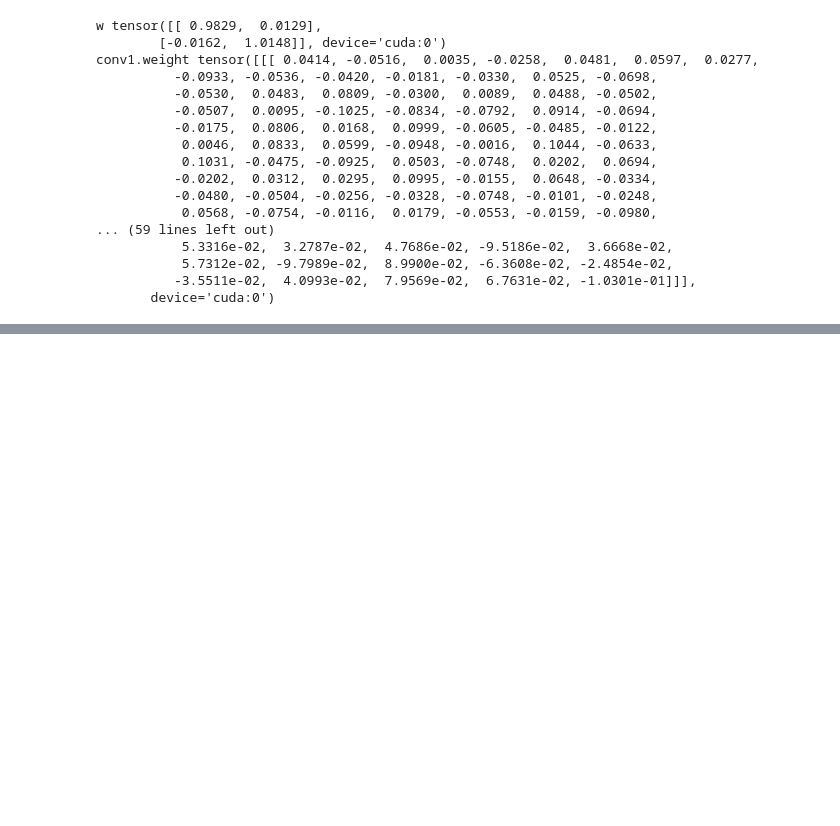
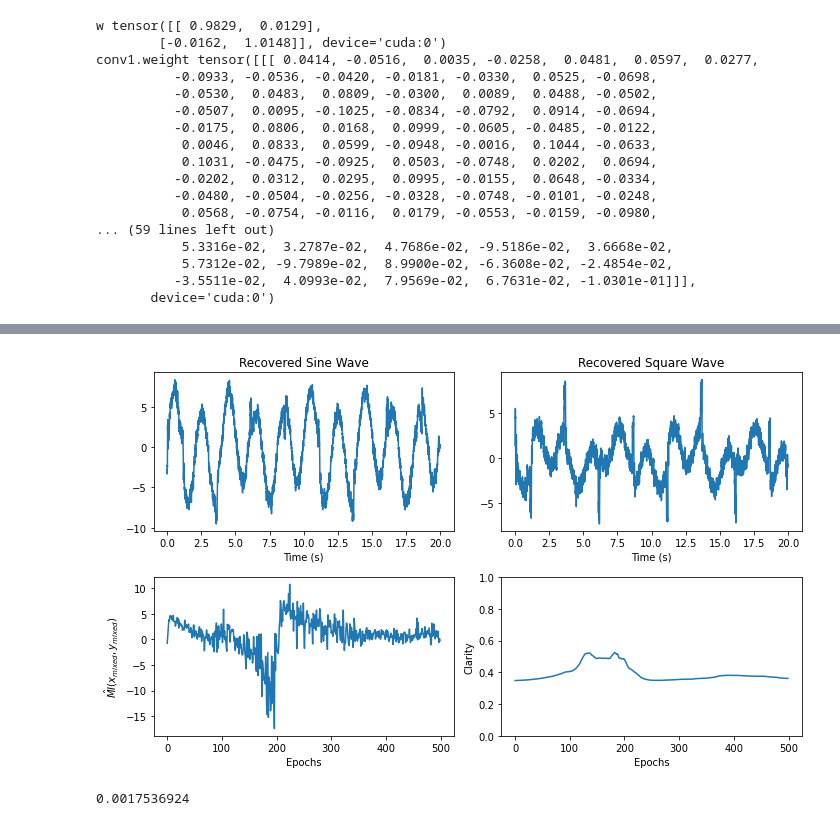
Before and after one commit to ZachFriedenberger/CLUB, a Jupyter notebook: Convol Mixtures.ipynb, the cells around one changed output, grey strips where cells are left out. Saved outputs shown, nothing was run; the diff lists cells and outputs as text; code cells hidden in the pictures; blank space fills up the shorter version.

```diff
--- a/Convol Mixtures.ipynb
+++ b/Convol Mixtures.ipynb
@@ -871,0 +837,36 @@ plt.savefig('recovered_components_convolution_localsamples.jpeg')
+# %%
+plt.figure(figsize=(10, 6))
+plt.subplot(2, 2, 1)
+plt.title('Recovered Sine Wave')
+plt.plot(t, x_samples)
+
+plt.xlabel('Time (s)')
+
+plt.subplot(2, 2, 2)
+plt.plot(t, y_samples)
+plt.title('Recovered Square Wave')
+plt.xlabel('Time (s)')
+
+
+plt.subplot(2,2,3)
+plt.plot(mi_est_values)
+plt.xlabel('Epochs')
+plt.ylabel('$\hat{MI}(x_{mixed}, y_{mixed})$')
+
+
+plt.subplot(2,2,4)
+plt.plot(clarity_est)
+plt.ylim([0, 1])
+plt.xlabel('Epochs')
+plt.ylabel('Clarity')
+plt.tight_layout()
+
+
+plt.tight_layout()
+plt.savefig('recovered_components_convolution_localsamples11.jpeg')
+# %% [output]
+[figure, added]
+# %%
+np.var(mi_est_values[4000:])
+# %% [output]
+0.0017536924
```
Also changed, not shown: parts of 15 cells of this notebook, 15 other files.
